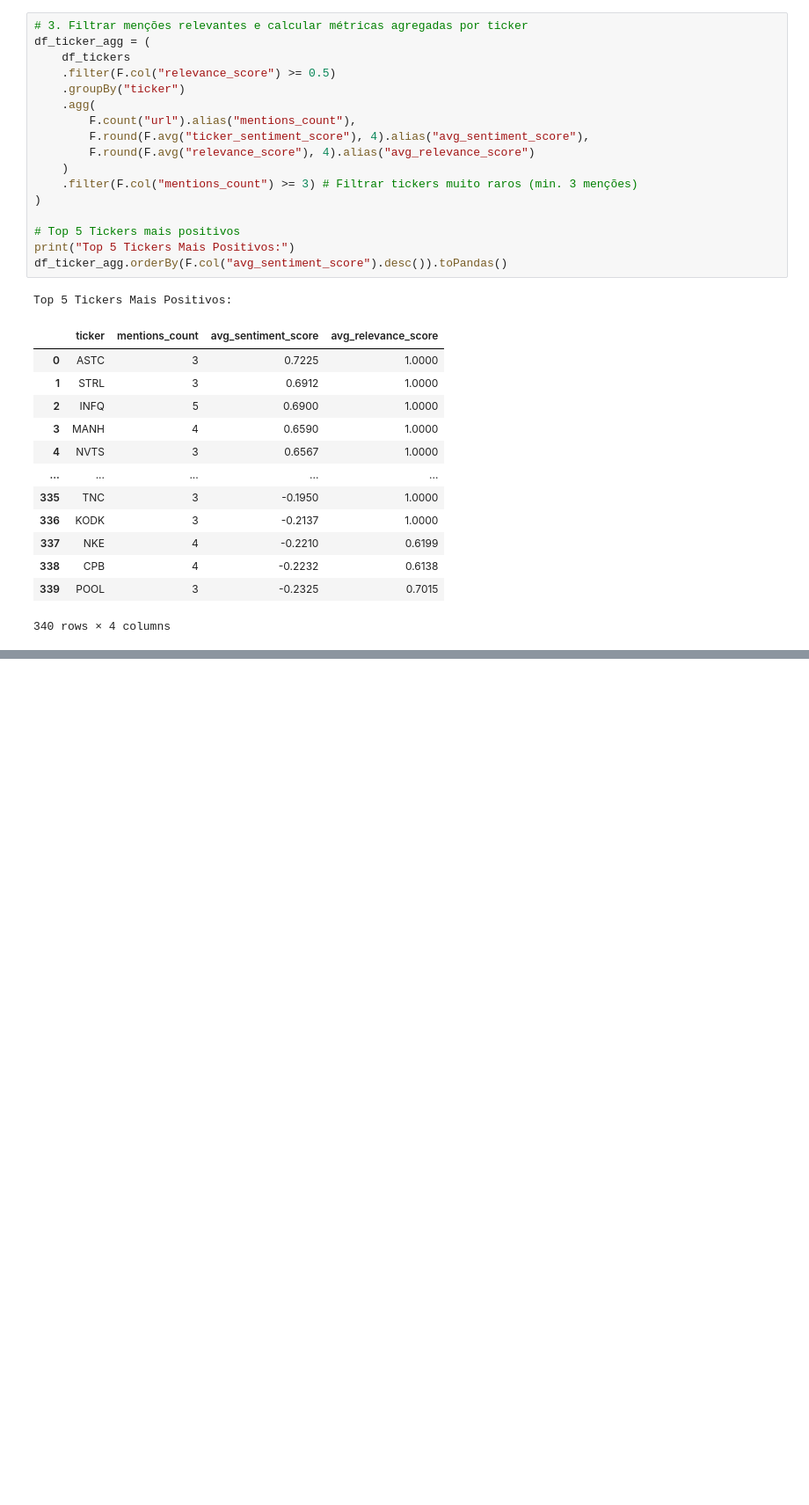
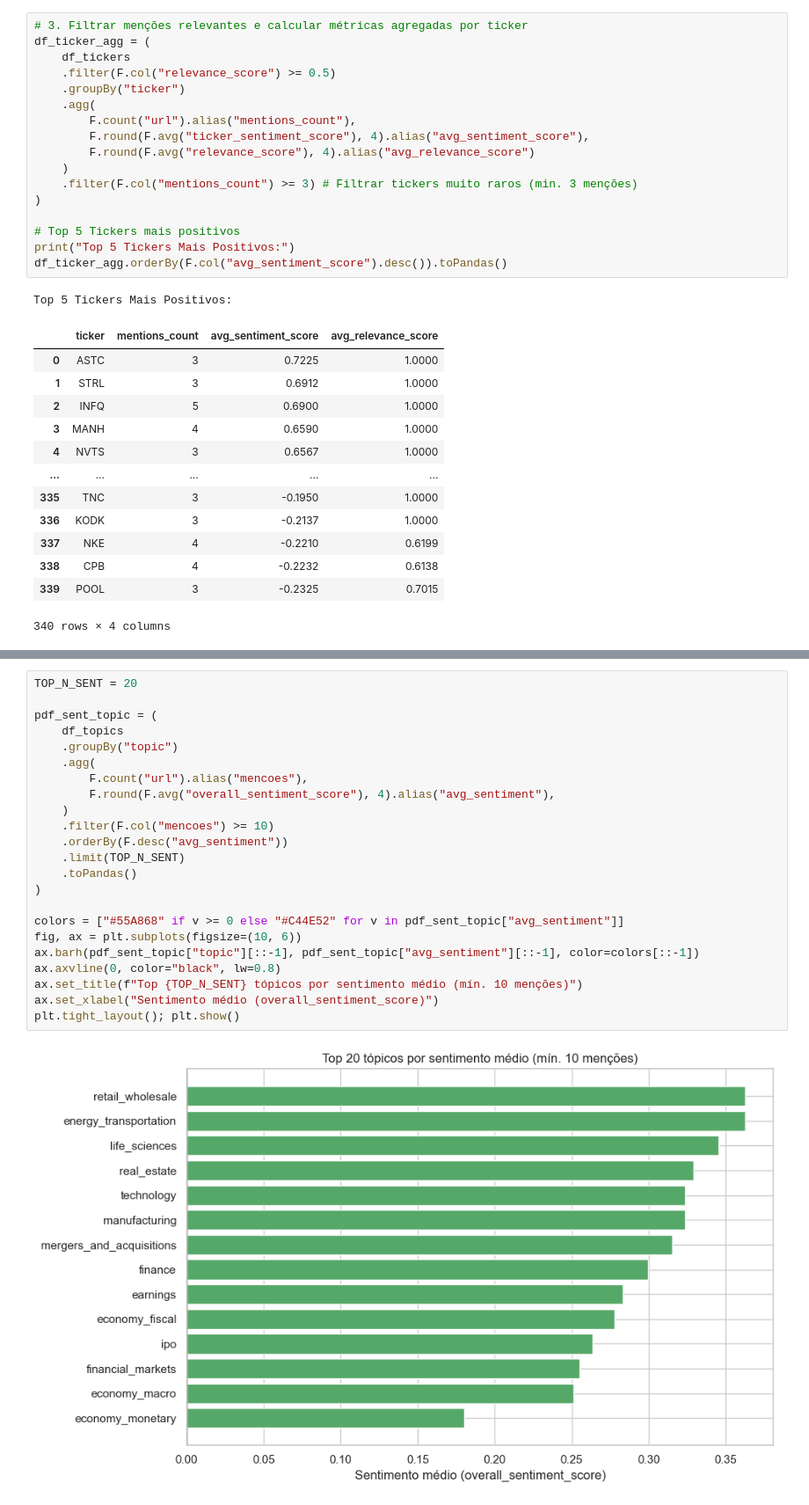
Before and after one commit to thiago2608santana/data-collection, a Jupyter notebook: exploration_alpha_vantage.ipynb, the cells around one changed output, grey strips where cells are left out. Shown at 88% size. Saved outputs shown, nothing was run; the diff lists cells and outputs as text; blank space fills up the shorter version.

```diff
--- a/exploration_alpha_vantage.ipynb
+++ b/exploration_alpha_vantage.ipynb
@@ -498,0 +593,25 @@ Top 5 Tickers Mais Positivos:
+# %%
+TOP_N_SENT = 20
+
+pdf_sent_topic = (
+    df_topics
+    .groupBy("topic")
+    .agg(
+        F.count("url").alias("mencoes"),
+        F.round(F.avg("overall_sentiment_score"), 4).alias("avg_sentiment"),
+    )
+    .filter(F.col("mencoes") >= 10)
+    .orderBy(F.desc("avg_sentiment"))
+    .limit(TOP_N_SENT)
+    .toPandas()
+)
+
+colors = ["#55A868" if v >= 0 else "#C44E52" for v in pdf_sent_topic["avg_sentiment"]]
+fig, ax = plt.subplots(figsize=(10, 6))
+ax.barh(pdf_sent_topic["topic"][::-1], pdf_sent_topic["avg_sentiment"][::-1], color=colors[::-1])
+ax.axvline(0, color="black", lw=0.8)
+ax.set_title(f"Top {TOP_N_SENT} tópicos por sentimento médio (mín. 10 menções)")
+ax.set_xlabel("Sentimento médio (overall_sentiment_score)")
+plt.tight_layout(); plt.show()
+# %% [output]
+[figure, added]
```
Also changed, not shown: parts of 9 cells of this notebook, 4 other files.
